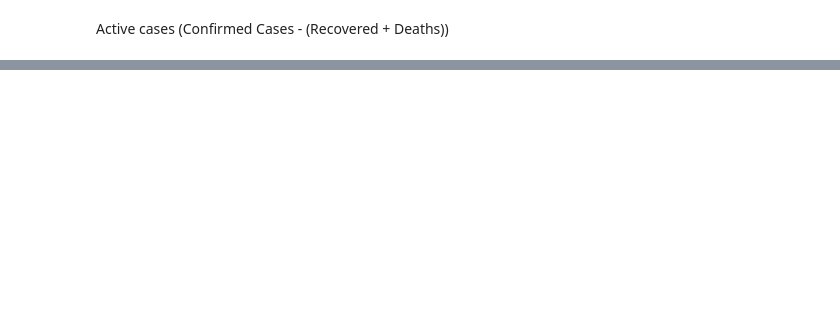
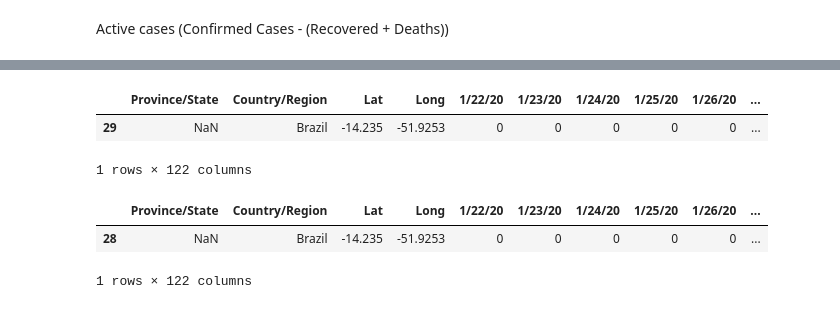
Before and after one commit to ErikSugawara/covid19-visualization-analysis, a Jupyter notebook: covid_visual_analysis.ipynb, the cells around one changed output, grey strips where cells are left out. Saved outputs shown, nothing was run; the diff lists cells and outputs as text; code cells hidden in the pictures; blank space fills up the shorter version.

```diff
--- a/covid_visual_analysis.ipynb
+++ b/covid_visual_analysis.ipynb
@@ -178,0 +191,6 @@ ax_5.set(xlabel='Dates', ylabel='Active Cases');
+# %%
+df_brazil_recovered
+# %% [output]
+|  | Province/State | Country/Region | Lat | Long | 1/22/20 | 1/23/20 | 1/24/20 | 1/25/20 | 1/26/20 | ... |
+| 29 | NaN | Brazil | -14.235 | -51.9253 | 0 | 0 | 0 | 0 | 0 | ... |
+1 rows × 122 columns
@@ -178,0 +199,6 @@ ax_5.set(xlabel='Dates', ylabel='Active Cases');
+# %%
+df_brazil_deaths
+# %% [output]
+|  | Province/State | Country/Region | Lat | Long | 1/22/20 | 1/23/20 | 1/24/20 | 1/25/20 | 1/26/20 | ... |
+| 28 | NaN | Brazil | -14.235 | -51.9253 | 0 | 0 | 0 | 0 | 0 | ... |
+1 rows × 122 columns
```
Also changed, not shown: parts of 19 cells of this notebook.
